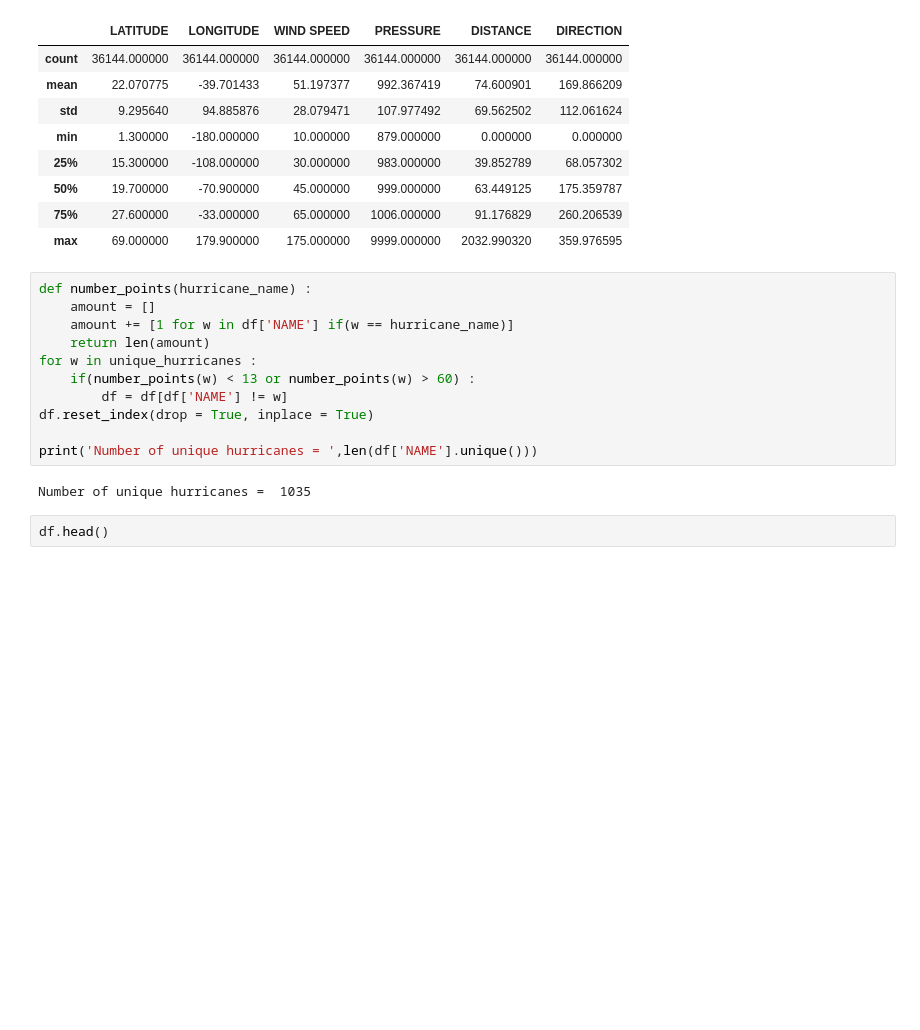
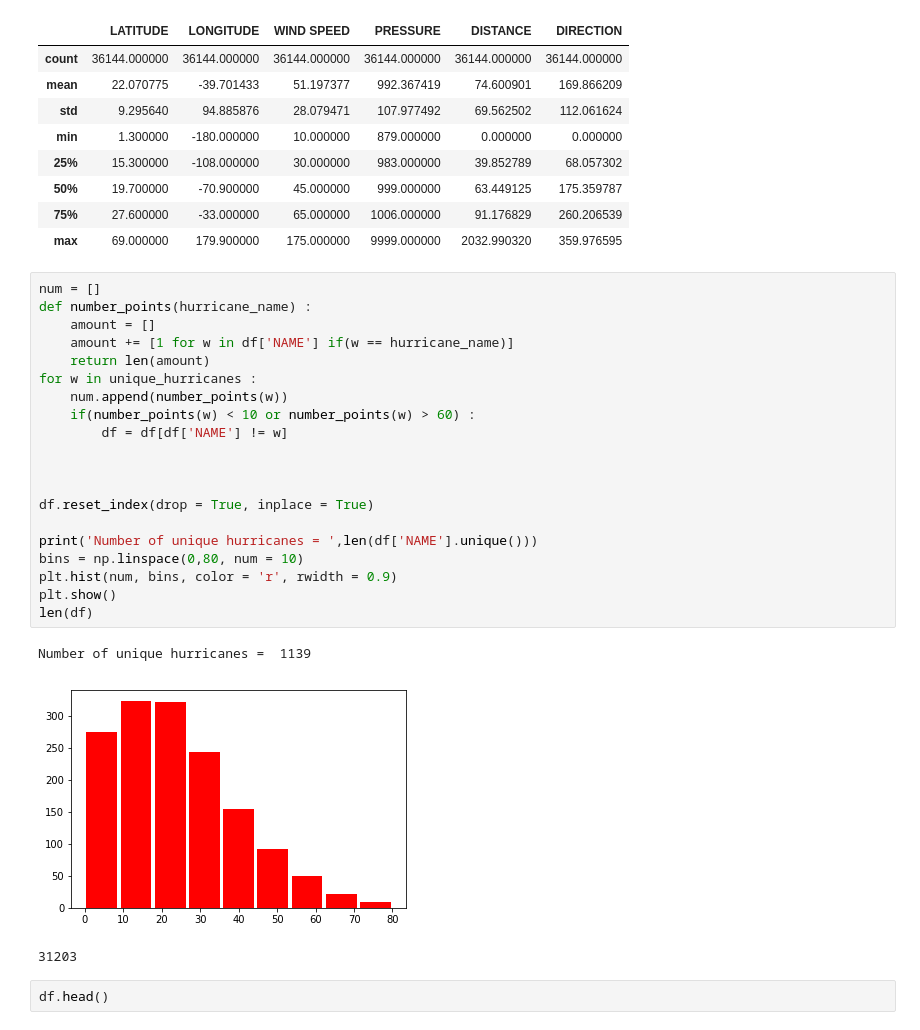
Before and after one commit to adityaprabhat01/HurricaneTrajectory, a Jupyter notebook: model.ipynb, the cells around one changed output. Saved outputs shown, nothing was run; the diff lists cells and outputs as text; blank space fills up the shorter version.

```diff
--- a/model.ipynb
+++ b/model.ipynb
@@ -207,18 +207,29 @@ df.describe()
 | 75% | 27.600000 | -33.000000 | 65.000000 | 1006.000000 | 91.176829 | 260.206539 |
 | max | 69.000000 | 179.900000 | 175.000000 | 9999.000000 | 2032.990320 | 359.976595 |
 # %%
+num = []
 def number_points(hurricane_name) :
     amount = []
     amount += [1 for w in df['NAME'] if(w == hurricane_name)]
     return len(amount)
 for w in unique_hurricanes :
-    if(number_points(w) < 13 or number_points(w) > 60) :
+    num.append(number_points(w))
+    if(number_points(w) < 10 or number_points(w) > 60) :
         df = df[df['NAME'] != w]
+
+
+
 df.reset_index(drop = True, inplace = True)
 
 print('Number of unique hurricanes = ',len(df['NAME'].unique()))
+bins = np.linspace(0,80, num = 10)
+plt.hist(num, bins, color = 'r', rwidth = 0.9)
+plt.show()
+len(df)
 # %% [output]
-Number of unique hurricanes =  1035
+Number of unique hurricanes =  1139
+[figure, added]
+31203
 # %%
 df.head()
 # %% [output]
```
Also changed, not shown: parts of 11 cells of this notebook, 1 other file.
